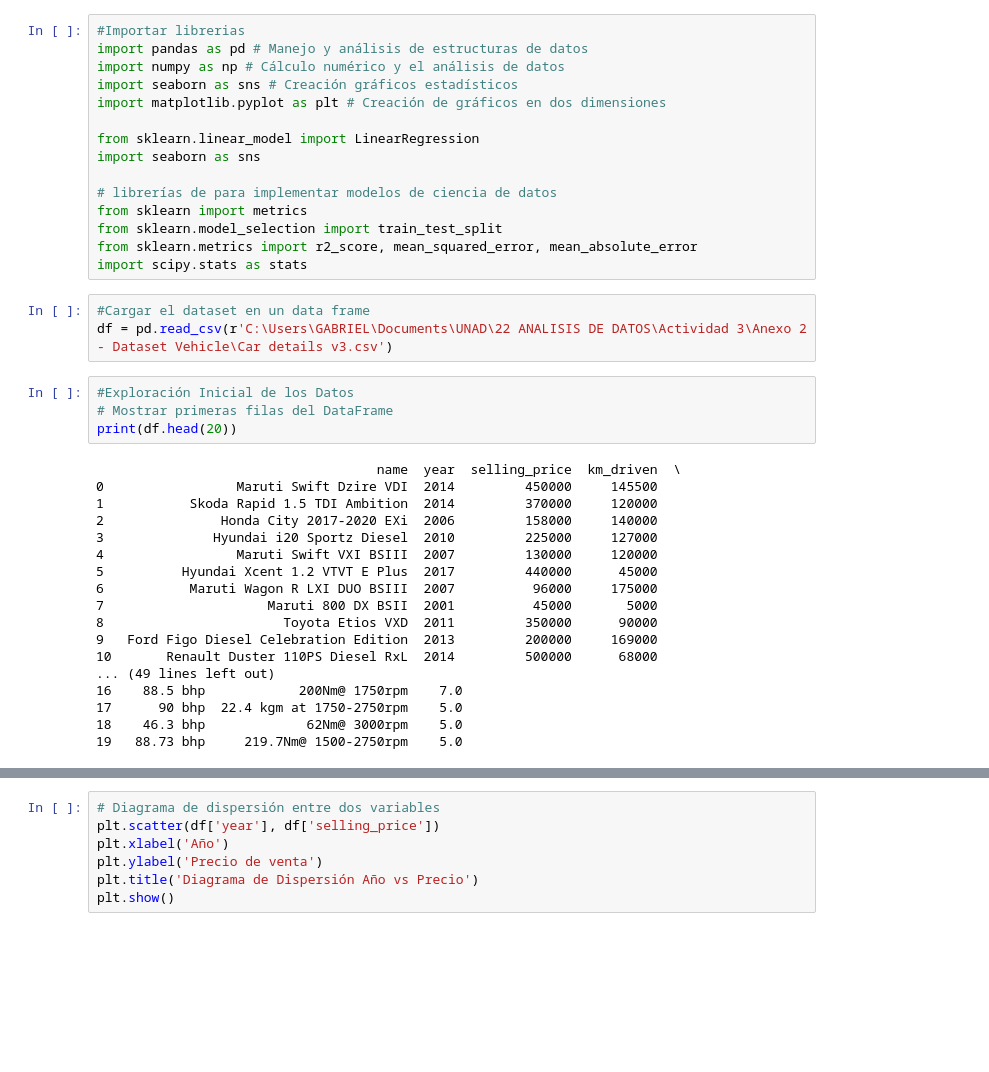
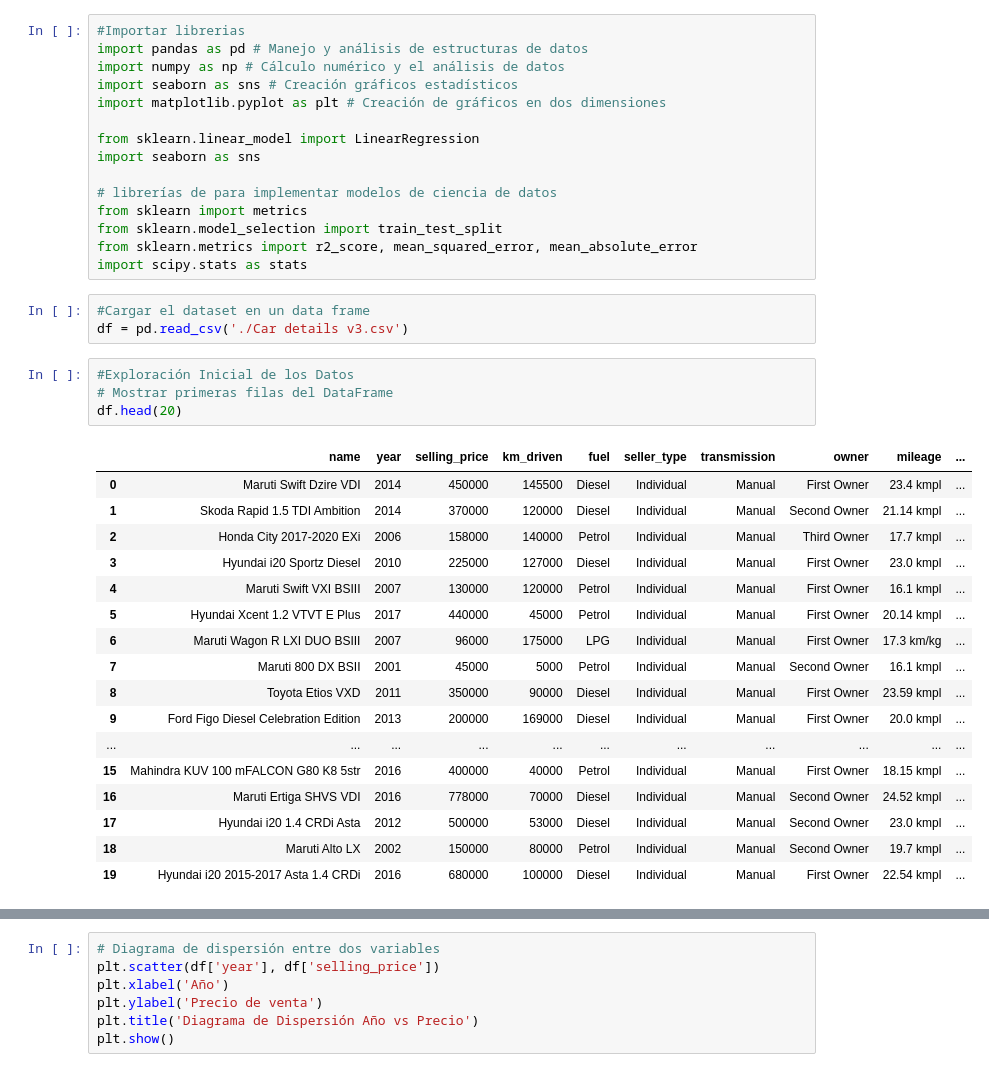
Before and after one commit to gagiraldo001/archivos-tarea, a Jupyter notebook: RegresionLinealPrecioAuto-Copy1.ipynb, the cells around one changed output, grey strips where cells are left out. Cells and saved outputs as stored; diff of their text form; blank space fills up the shorter version.

```diff
--- a/RegresionLinealPrecioAuto-Copy1.ipynb
+++ b/RegresionLinealPrecioAuto-Copy1.ipynb
@@ -15,28 +15,28 @@ from sklearn.metrics import r2_score, mean_squared_error, mean_absolute_error
 import scipy.stats as stats
 # %%
 #Cargar el dataset en un data frame
-df = pd.read_csv(r'C:\Users\GABRIEL\Documents\UNAD\22 ANALISIS DE DATOS\Actividad 3\Anexo 2 - Dataset Vehicle\Car details v3.csv')
+df = pd.read_csv('./Car details v3.csv')
 # %%
 #Exploración Inicial de los Datos
 # Mostrar primeras filas del DataFrame
-print(df.head(20))
+df.head(20)
 # %% [output]
-                                    name  year  selling_price  km_driven  \
-0                 Maruti Swift Dzire VDI  2014         450000     145500
-1           Skoda Rapid 1.5 TDI Ambition  2014         370000     120000
-2               Honda City 2017-2020 EXi  2006         158000     140000
-3              Hyundai i20 Sportz Diesel  2010         225000     127000
-4                 Maruti Swift VXI BSIII  2007         130000     120000
-5          Hyundai Xcent 1.2 VTVT E Plus  2017         440000      45000
-6           Maruti Wagon R LXI DUO BSIII  2007          96000     175000
-7                     Maruti 800 DX BSII  2001          45000       5000
-8                       Toyota Etios VXD  2011         350000      90000
-9   Ford Figo Diesel Celebration Edition  2013         200000     169000
-10       Renault Duster 110PS Diesel RxL  2014         500000      68000
-... (49 lines left out)
-16    88.5 bhp            200Nm@ 1750rpm    7.0
-17      90 bhp  22.4 kgm at 1750-2750rpm    5.0
-18    46.3 bhp             62Nm@ 3000rpm    5.0
-19   88.73 bhp     219.7Nm@ 1500-2750rpm    5.0
+|  | name | year | selling_price | km_driven | fuel | seller_type | transmission | owner | mileage | ... |
+| 0 | Maruti Swift Dzire VDI | 2014 | 450000 | 145500 | Diesel | Individual | Manual | First Owner | 23.4 kmpl | ... |
+| 1 | Skoda Rapid 1.5 TDI Ambition | 2014 | 370000 | 120000 | Diesel | Individual | Manual | Second Owner | 21.14 kmpl | ... |
+| 2 | Honda City 2017-2020 EXi | 2006 | 158000 | 140000 | Petrol | Individual | Manual | Third Owner | 17.7 kmpl | ... |
+| 3 | Hyundai i20 Sportz Diesel | 2010 | 225000 | 127000 | Diesel | Individual | Manual | First Owner | 23.0 kmpl | ... |
+| 4 | Maruti Swift VXI BSIII | 2007 | 130000 | 120000 | Petrol | Individual | Manual | First Owner | 16.1 kmpl | ... |
+| 5 | Hyundai Xcent 1.2 VTVT E Plus | 2017 | 440000 | 45000 | Petrol | Individual | Manual | First Owner | 20.14 kmpl | ... |
+| 6 | Maruti Wagon R LXI DUO BSIII | 2007 | 96000 | 175000 | LPG | Individual | Manual | First Owner | 17.3 km/kg | ... |
+| 7 | Maruti 800 DX BSII | 2001 | 45000 | 5000 | Petrol | Individual | Manual | Second Owner | 16.1 kmpl | ... |
+| 8 | Toyota Etios VXD | 2011 | 350000 | 90000 | Diesel | Individual | Manual | First Owner | 23.59 kmpl | ... |
+| 9 | Ford Figo Diesel Celebration Edition | 2013 | 200000 | 169000 | Diesel | Individual | Manual | First Owner | 20.0 kmpl | ... |
+| ... | ... | ... | ... | ... | ... | ... | ... | ... | ... | ... |
+| 15 | Mahindra KUV 100 mFALCON G80 K8 5str | 2016 | 400000 | 40000 | Petrol | Individual | Manual | First Owner | 18.15 kmpl | ... |
+| 16 | Maruti Ertiga SHVS VDI | 2016 | 778000 | 70000 | Diesel | Individual | Manual | Second Owner | 24.52 kmpl | ... |
+| 17 | Hyundai i20 1.4 CRDi Asta | 2012 | 500000 | 53000 | Diesel | Individual | Manual | Second Owner | 23.0 kmpl | ... |
+| 18 | Maruti Alto LX | 2002 | 150000 | 80000 | Petrol | Individual | Manual | Second Owner | 19.7 kmpl | ... |
+| 19 | Hyundai i20 2015-2017 Asta 1.4 CRDi | 2016 | 680000 | 100000 | Diesel | Individual | Manual | First Owner | 22.54 kmpl | ... |
 # %%
 # Información sobre tipos de datos y valores no nulos
```
Also changed, not shown: parts of 20 cells of this notebook.
